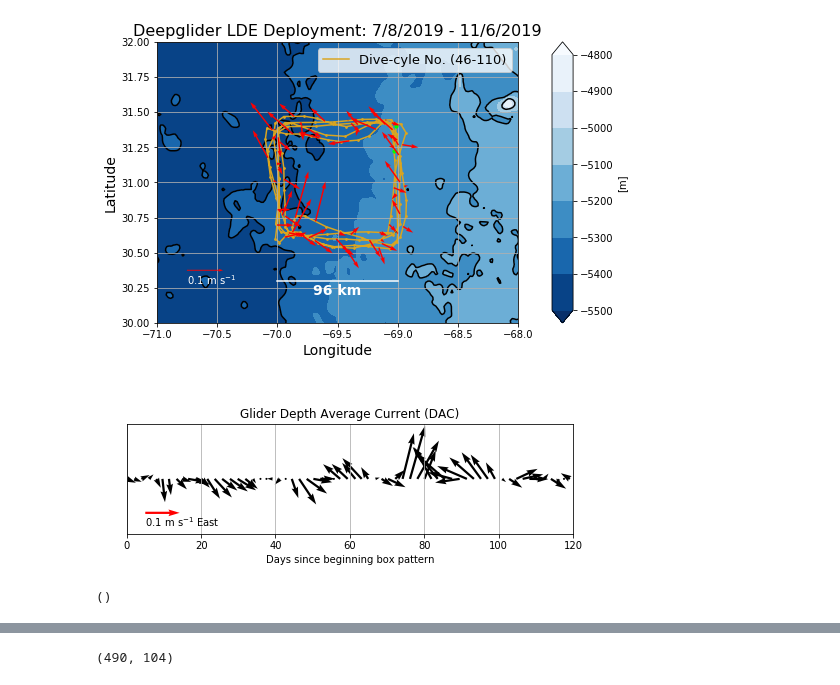
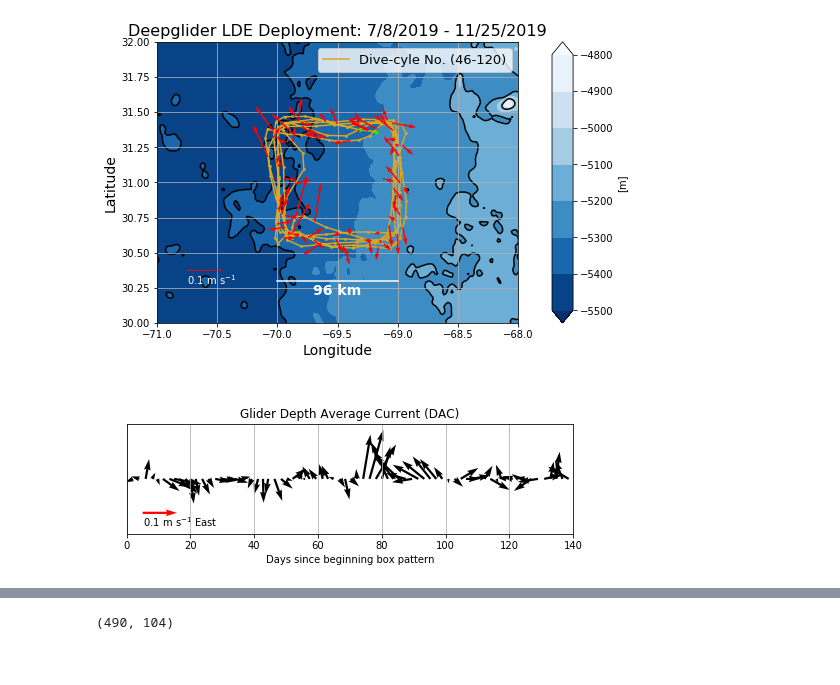
Before and after one commit to jakesteinberg/geostrophic_turbulence, a Jupyter notebook: bermuda_dg037_2019_initial_processing.ipynb, the cells around one changed output, grey strips where cells are left out. Drawn from its saved outputs; the diff is of its cells as text; code cells hidden in the pictures.

```diff
--- a/bermuda_dg037_2019_initial_processing.ipynb
+++ b/bermuda_dg037_2019_initial_processing.ipynb
@@ -42,8 +42,8 @@ bin_depth = GD.variables['grid'][:]
 # ----------------------------------------------------------------------------------------------------------------------
 # ---- PROCESSING USING GLIDER PACKAGE
 gs = 46
-ge = 110
-x = Glider(37, np.arange(gs, ge + 1), '/Users/jake/Documents/seaglider/dg037_bermuda_19/')
+ge = 120
+x = Glider(37, np.arange(gs, ge + 1), '/Users/jake/Documents/seaglider/dg037_bermuda_19/fm_reprocessing_nov19/')
 
 box = np.array([[30.595, 69.9725], [31.405, 69.9725], [31.405, 69.0275], [30.595, 69.0275]])  # SW, NW, NE, SE (corners)
 box_mid = np.array([[30.595, 69.5], [31, 69.9725], [31.405, 69.5], [31, 69.0275]])  # S, W, N, E (mids)
@@ -131,37 +131,36 @@ ax0.quiver(-70.75, 30.375, 0.1, 0, color='r', scale=1, width=0.0025, zorder=2)
 ax0.text(-70.75, 30.27, r'0.1 m s$^{-1}$', color='w' )
 
 ax0.plot([-70, -69], [30.3, 30.3], color='w', zorder=2)
 ax0.text(-69.7, 30.2, '96 km', color='w', fontsize=14, fontweight='bold')
 
 w = 1 / np.cos(np.deg2rad(ref_lat))
 ax0.set_aspect(w)
 ax0.set_xlim([-71, -68])
 ax0.set_ylim([30, 32])
 divider = make_axes_locatable(ax0)
 cax = divider.append_axes("right", size="5%", pad=0.05)
 fig.colorbar(bc, cax=cax, label='[m]')
 ax0.set_xlabel('Longitude', fontsize=14)
 ax0.set_ylabel('Latitude', fontsize=14)
 handles, labels = ax0.get_legend_handles_labels()
 ax0.legend(handles, labels, fontsize=13)
 ax0.set_title('Deepglider LDE Deployment: ' + np.str(t_s.month) + '/' + np.str(t_s.day) + '/' + np.str(
     t_s.year) + ' - ' + np.str(t_e.month) + '/' + np.str(t_e.day) + '/' + np.str(t_e.year), fontsize=16)
 # plt.tight_layout()
 ax0.grid()
 
 ax1.quiver(tt - np.nanmin(tt), np.zeros(len(tdu)), tdu, tdv, scale=1.4, width=0.005)
-ax1.set_xlim([0, 120])
+ax1.set_xlim([0, 140])
 ax1.set_xlabel('Days since beginning box pattern')
 ax1.set_title('Glider Depth Average Current (DAC)')
 ax1.quiver(5, -.17, 0.1, 0, color='r', scale=1.3, width=0.005, zorder=2)
 ax1.text(5, -.24, r'0.1 m s$^{-1}$ East', color='k' )
 ax1.set_ylim([-.275, .275])
 ax1.axes.get_yaxis().set_ticks([])
 plot_pro(ax1)
-# fig.savefig("/Users/jake/Documents/baroclinic_modes/dissertation/LDE_bathy_dac.jpg", dpi=300)
+fig.savefig("/Users/jake/Documents/baroclinic_modes/dissertation/LDE_bathy_dac.jpg", dpi=300)
 # %% [output]
-[figure, old version]
+[figure, new version]
-()
 # %%
 # -- Compute density
 sa, ct, theta, sig0, sig2, dg_N2 = x.density(grid, ref_lat, t, s, lon, lat)
```
Also changed, not shown: parts of 16 cells of this notebook, 6 other files.
